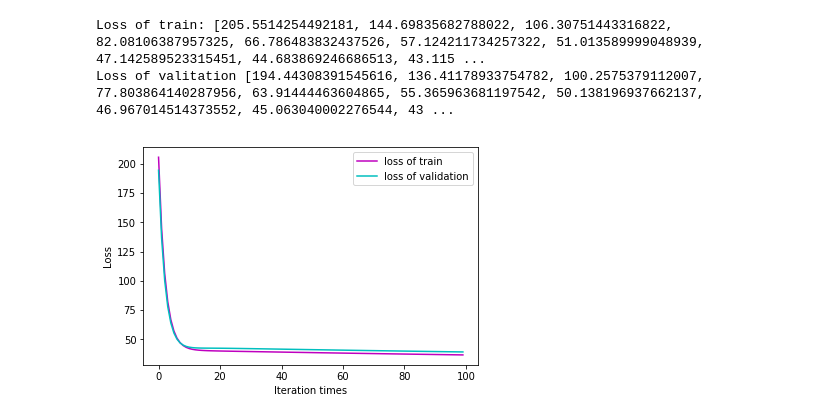
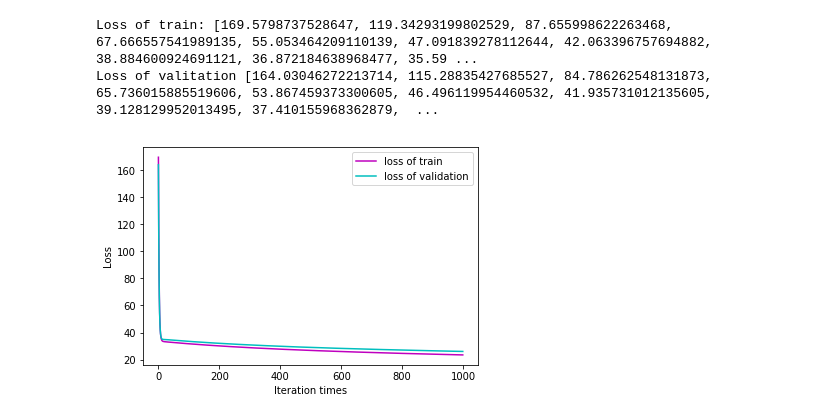
Before and after one commit to easyhard007/ML2017-lab-01, a Jupyter notebook: RegressionExperiment.ipynb, the cells around one changed output. Drawn from its saved outputs; the diff is of its cells as text; code cells hidden in the pictures.

```diff
--- a/RegressionExperiment.ipynb
+++ b/RegressionExperiment.ipynb
@@ -6,7 +6,7 @@ from sklearn.model_selection import train_test_split
 import matplotlib.pyplot as plt
 
 eta = 0.001 # Learning Rate
-iter = 100 # Iteration times
+iter = 1000 # Iteration times
 accuracy = 0.001 # If loss<accuracy , then stop iteration
 
 m = 506 # Amount of data
@@ -66,33 +66,33 @@ def trainAndTest():
         for j in range(0,features+1):
             #Using gradient descent to minimum the Loss Function, eta is the step length
             #Derivative(j) calculates the gradient on theta j
             theta[j] = theta[j] - eta * derivative(j,m_train,X_train,y_train)
 
         iter_num[i] = i;
         loss_train[i] = loss(m_train,X_train,y_train);
         loss_test[i] = loss(m_test,X_test,y_test);
 
 
 def information():
     print("Loss of train:", loss_train)
     print("Loss of valitation",loss_test)
 
 
 #Main
 X_train, X_test, y_train, y_test = split_data()
 
 trainAndTest()
 
 #Print the information and draw graphs
 information()
 fig, ax = plt.subplots()
 ax.plot(iter_num, loss_train,color = 'm', label='loss of train')
 ax.plot(iter_num, loss_test, color = 'c', label='loss of validation')
 plt.legend(bbox_to_anchor=[1, 1])
 ax.set_xlabel('Iteration times')
 ax.set_ylabel('Loss')
 plt.show()
 # %% [output]
-Loss of train: [205.5514254492181, 144.69835682788022, 106.30751443316822, 82.08106387957325, 66.786483832437526, 57.124211734257322, 51.013589999048939, 47.142589523315451, 44.683869246686513, 43.115 ...
-Loss of valitation [194.44308391545616, 136.41178933754782, 100.2575379112007, 77.803864140287956, 63.91444463604865, 55.365963681197542, 50.138196937662137, 46.967014514373552, 45.063040002276544, 43 ...
+Loss of train: [169.5798737528647, 119.34293199802529, 87.655998622263468, 67.666557541989135, 55.053464209110139, 47.091839278112644, 42.063396757694882, 38.884600924691121, 36.872184638968477, 35.59 ...
+Loss of valitation [164.03046272213714, 115.28835427685527, 84.786262548131873, 65.736015885519606, 53.867459373300605, 46.496119954460532, 41.935731012135605, 39.128129952013495, 37.410155968362879,  ...
-[figure, old version]
+[figure, new version]
```
Also changed, not shown: 3 other files.
